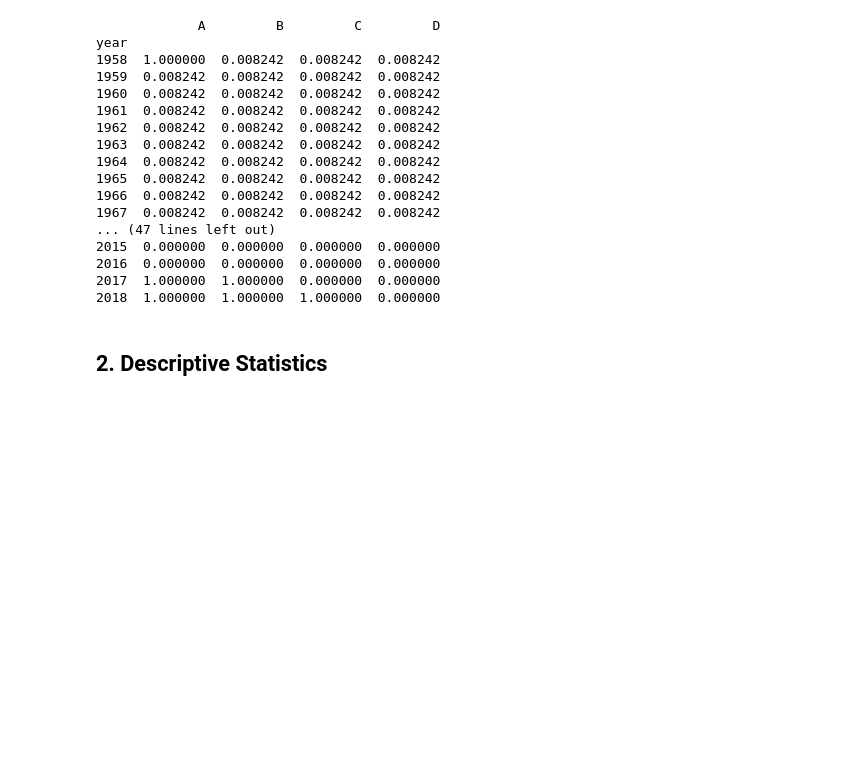
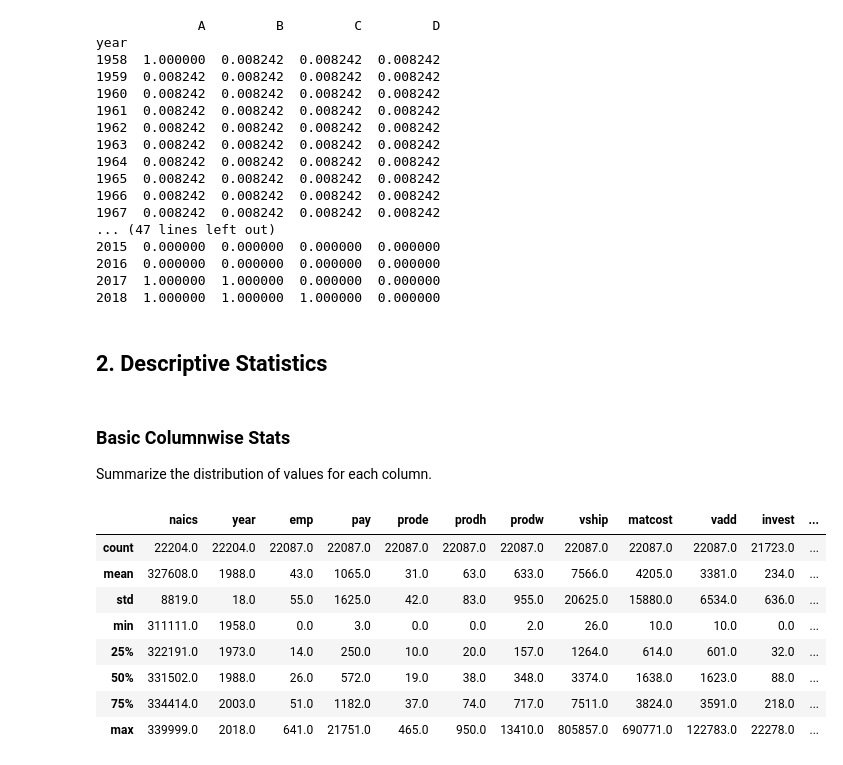
Before and after one commit to yairg98/Data-Driven-Problem-Solving, a Jupyter notebook: Midterm Project/Part 2/part2.ipynb, the cells around one changed output. Cells and saved outputs as stored; diff of their text form; code cells hidden in the pictures; blank space fills up the shorter version.

```diff
--- a/Midterm Project/Part 2/part2.ipynb
+++ b/Midterm Project/Part 2/part2.ipynb
@@ -129,3 +135,20 @@ year
 2018  1.000000  1.000000  1.000000  0.000000
 # %% [markdown]
 ## 2. Descriptive Statistics
+# %% [markdown]
+### Basic Columnwise Stats
+
+Summarize the distribution of values for each column.
+# %%
+# Display table of distribution statistics for each column in dataframe
+df.describe().round()
+# %% [output]
+|  | naics | year | emp | pay | prode | prodh | prodw | vship | matcost | vadd | invest | ... |
+| count | 22204.0 | 22204.0 | 22087.0 | 22087.0 | 22087.0 | 22087.0 | 22087.0 | 22087.0 | 22087.0 | 22087.0 | 21723.0 | ... |
+| mean | 327608.0 | 1988.0 | 43.0 | 1065.0 | 31.0 | 63.0 | 633.0 | 7566.0 | 4205.0 | 3381.0 | 234.0 | ... |
+| std | 8819.0 | 18.0 | 55.0 | 1625.0 | 42.0 | 83.0 | 955.0 | 20625.0 | 15880.0 | 6534.0 | 636.0 | ... |
+| min | 311111.0 | 1958.0 | 0.0 | 3.0 | 0.0 | 0.0 | 2.0 | 26.0 | 10.0 | 10.0 | 0.0 | ... |
+| 25% | 322191.0 | 1973.0 | 14.0 | 250.0 | 10.0 | 20.0 | 157.0 | 1264.0 | 614.0 | 601.0 | 32.0 | ... |
+| 50% | 331502.0 | 1988.0 | 26.0 | 572.0 | 19.0 | 38.0 | 348.0 | 3374.0 | 1638.0 | 1623.0 | 88.0 | ... |
+| 75% | 334414.0 | 2003.0 | 51.0 | 1182.0 | 37.0 | 74.0 | 717.0 | 7511.0 | 3824.0 | 3591.0 | 218.0 | ... |
+| max | 339999.0 | 2018.0 | 641.0 | 21751.0 | 465.0 | 950.0 | 13410.0 | 805857.0 | 690771.0 | 122783.0 | 22278.0 | ... |
```
Also changed, not shown: parts of 7 cells of this notebook.
